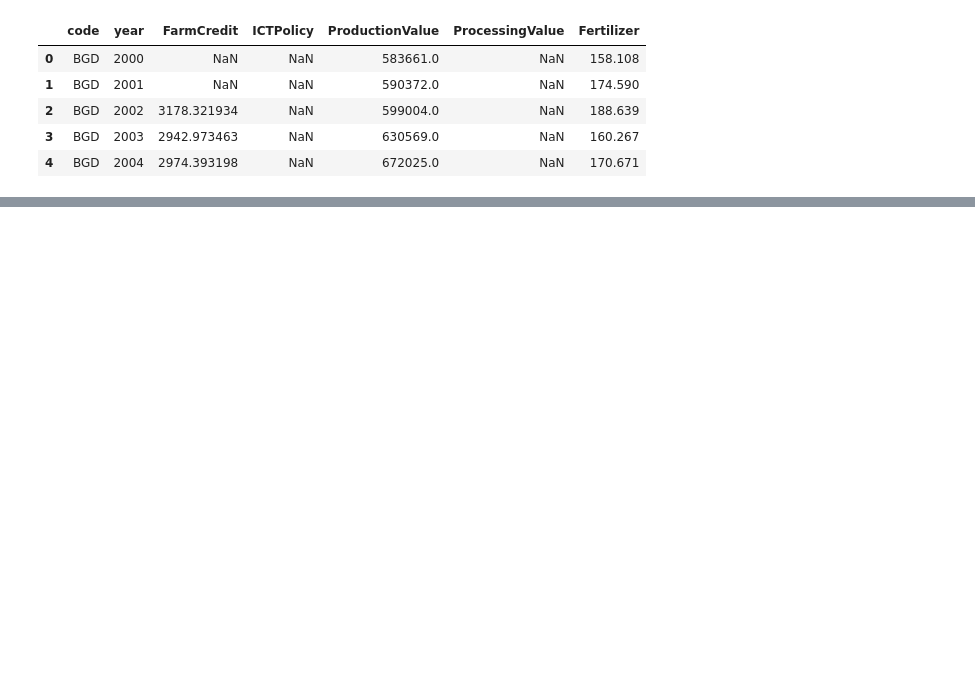
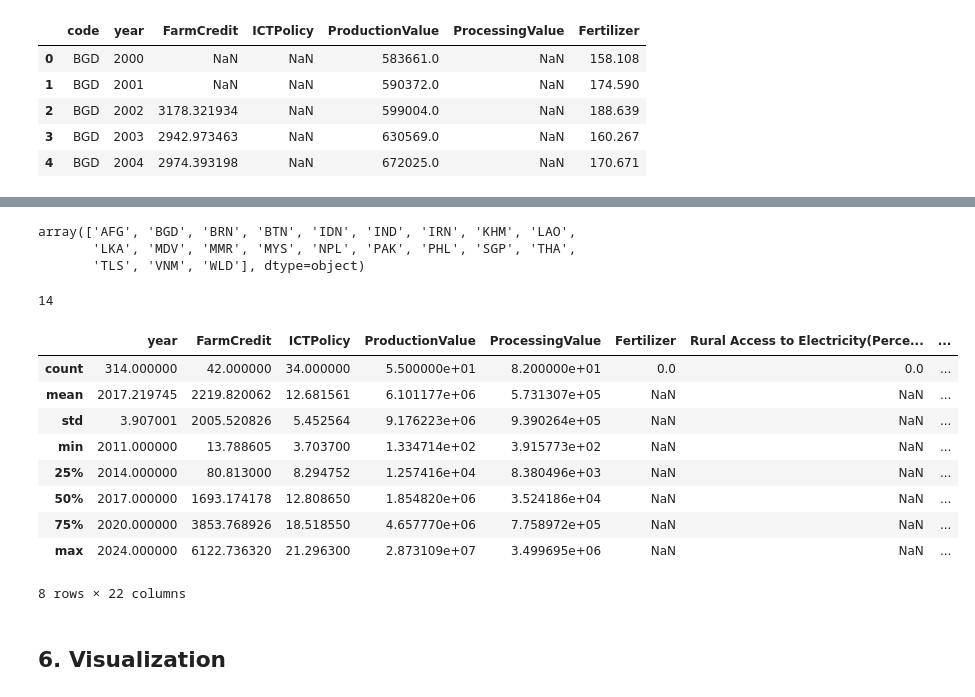
Before and after one commit to wanzi-wang/graspp_2025s_fintech, a Jupyter notebook: notebooks/Milestone_2.ipynb, the cells around one changed output, grey strips where cells are left out. Saved outputs shown, nothing was run; the diff lists cells and outputs as text; code cells hidden in the pictures; blank space fills up the shorter version.

```diff
--- a/notebooks/Milestone_2.ipynb
+++ b/notebooks/Milestone_2.ipynb
@@ -88,0 +156,30 @@ df_gfi.head(5)
+# %%
+# check how many countries are in the data
+df_filtered = pd.read_csv('../data/processed/merged_data_filtered.csv')
+df_filtered['code'].nunique()
+df_filtered['code'].unique()
+# %% [output]
+array(['AFG', 'BGD', 'BRN', 'BTN', 'IDN', 'IND', 'IRN', 'KHM', 'LAO',
+       'LKA', 'MDV', 'MMR', 'MYS', 'NPL', 'PAK', 'PHL', 'SGP', 'THA',
+       'TLS', 'VNM', 'WLD'], dtype=object)
+# %%
+# check how many years are in the data
+df_filtered['year'].nunique()
+# %% [output]
+14
+# %%
+# use describe to get the summary statistics of the data
+df_filtered.describe()
+# %% [output]
+|  | year | FarmCredit | ICTPolicy | ProductionValue | ProcessingValue | Fertilizer | Rural Access to Electricity(Perce... | ... |
+| count | 314.000000 | 42.000000 | 34.000000 | 5.500000e+01 | 8.200000e+01 | 0.0 | 0.0 | ... |
+| mean | 2017.219745 | 2219.820062 | 12.681561 | 6.101177e+06 | 5.731307e+05 | NaN | NaN | ... |
+| std | 3.907001 | 2005.520826 | 5.452564 | 9.176223e+06 | 9.390264e+05 | NaN | NaN | ... |
+| min | 2011.000000 | 13.788605 | 3.703700 | 1.334714e+02 | 3.915773e+02 | NaN | NaN | ... |
+| 25% | 2014.000000 | 80.813000 | 8.294752 | 1.257416e+04 | 8.380496e+03 | NaN | NaN | ... |
+| 50% | 2017.000000 | 1693.174178 | 12.808650 | 1.854820e+06 | 3.524186e+04 | NaN | NaN | ... |
+| 75% | 2020.000000 | 3853.768926 | 18.518550 | 4.657770e+06 | 7.758972e+05 | NaN | NaN | ... |
+| max | 2024.000000 | 6122.736320 | 21.296300 | 2.873109e+07 | 3.499695e+06 | NaN | NaN | ... |
+8 rows × 22 columns
+# %% [markdown]
+## 6. Visualization
```
Also changed, not shown: parts of 18 cells of this notebook.
